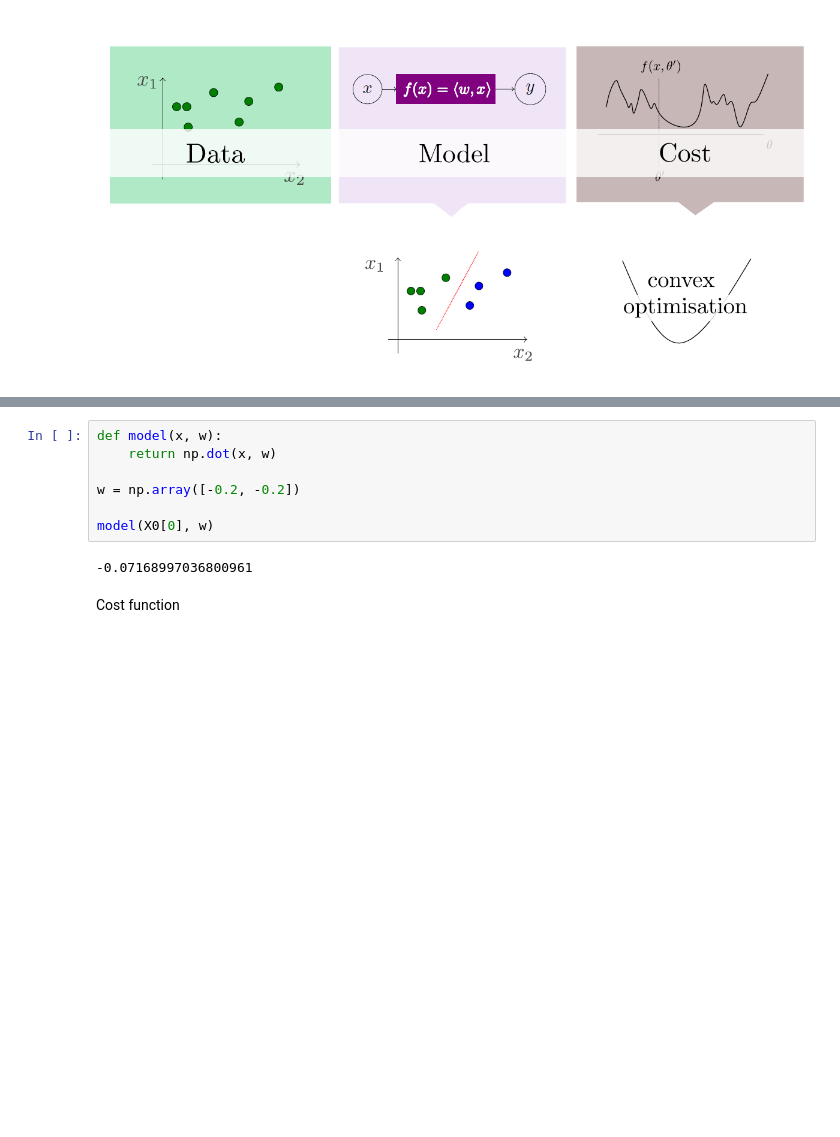
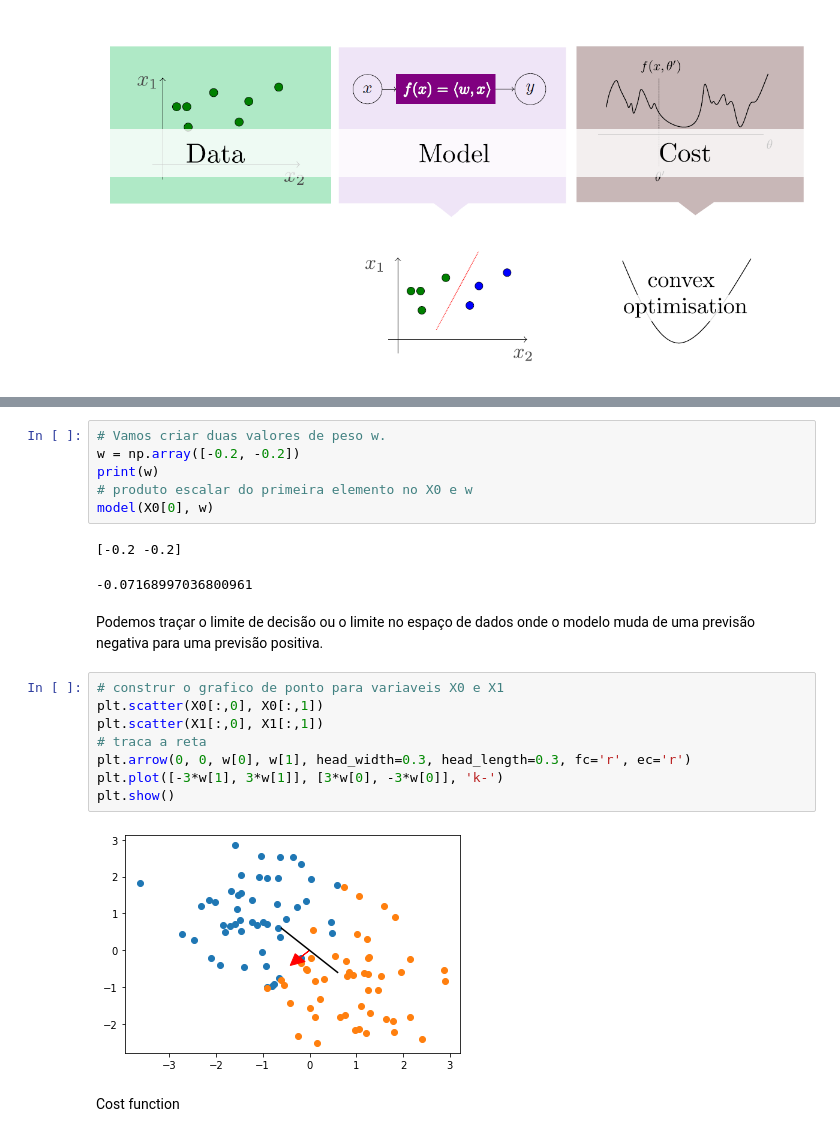
Before and after one commit to tuchinhung/Quantu-ML, a Jupyter notebook: Exemplo_uso_PennyLena.ipynb, the cells around one changed output, grey strips where cells are left out. Drawn from its saved outputs; the diff is of its cells as text; blank space fills up the shorter version.

```diff
--- a/Exemplo_uso_PennyLena.ipynb
+++ b/Exemplo_uso_PennyLena.ipynb
@@ -48,11 +157,23 @@ Model family
 # %%
-def model(x, w):
-    return np.dot(x, w)
-
+# Vamos criar duas valores de peso w.
 w = np.array([-0.2, -0.2])
-
+print(w)
+# produto escalar do primeira elemento no X0 e w
 model(X0[0], w)
 # %% [output]
--0.07168997036800961
+[-0.2 -0.2]
+-0.07168997036800961
+# %% [markdown]
+Podemos traçar o limite de decisão ou o limite no espaço de dados onde o modelo muda de uma previsão negativa para uma previsão positiva.
+# %%
+# construr o grafico de ponto para variaveis X0 e X1
+plt.scatter(X0[:,0], X0[:,1])
+plt.scatter(X1[:,0], X1[:,1])
+# traca a reta
+plt.arrow(0, 0, w[0], w[1], head_width=0.3, head_length=0.3, fc='r', ec='r')
+plt.plot([-3*w[1], 3*w[1]], [3*w[0], -3*w[0]], 'k-')
+plt.show()
+# %% [output]
+[figure, added]
 # %% [markdown]
 Cost function
```
Also changed, not shown: parts of 57 cells of this notebook.
